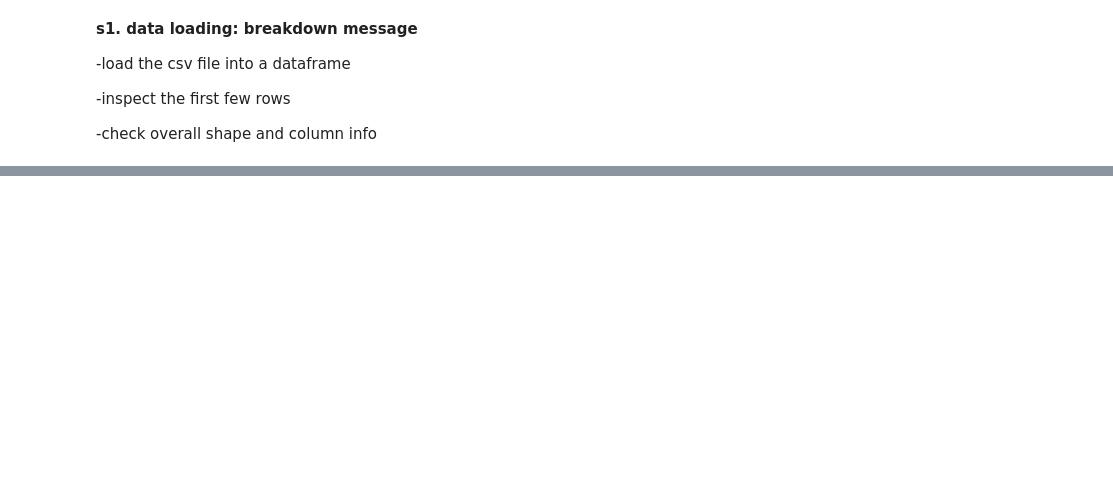
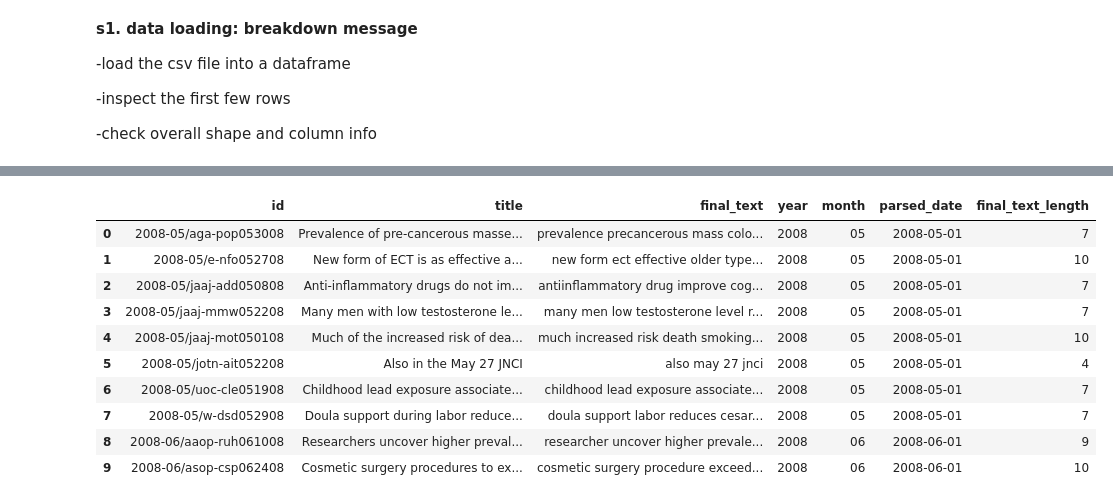
Before and after one commit to xhaactre/IST736-HW, a Jupyter notebook: HW03/IST736_HW03_Topic.Mining_Dujun.ipynb, the cells around one changed output, grey strips where cells are left out. Drawn from its saved outputs; the diff is of its cells as text; code cells hidden in the pictures; blank space fills up the shorter version.

```diff
--- a/HW03/IST736_HW03_Topic.Mining_Dujun.ipynb
+++ b/HW03/IST736_HW03_Topic.Mining_Dujun.ipynb
@@ -187,0 +126,83 @@ Name: title_length, dtype: float64
+# %%
+# s3. advanced modifications and exploration: code
+
+import nltk
+nltk.download('stopwords')
+from nltk.corpus import stopwords
+stop_words = set(stopwords.words('english'))
+
+def remove_stopwords(text):
+    # splits text, discards filler words, rejoins
+    tokens = text.split()
+    filtered = [w for w in tokens if w not in stop_words]
+    return " ".join(filtered)
+
+df_full['no_stop'] = df_full['cleaned_title'].apply(remove_stopwords)
+# removes common filler words, stores result in no_stop
+
+nltk.download('wordnet')
+from nltk.stem import WordNetLemmatizer
+lemmatizer = WordNetLemmatizer()
+
+def lemmatize_text(text):
+    # transforms words to base forms
+    words = text.split()
+    lemmed = [lemmatizer.lemmatize(w) for w in words]
+    return " ".join(lemmed)
+
+df_full['final_text'] = df_full['no_stop'].apply(lemmatize_text)
+# stores final processed text in final_text
+
+df_full[['year_month','id_code']] = df_full['id'].str.split('/', n=1, expand=True)
+# splits id into year_month and id_code
+
+df_full['year'] = df_full['year_month'].str[:4]
+# extracts year substring
+
+df_full['month'] = df_full['year_month'].str[5:7]
+# extracts month substring
+
+df_full['parsed_date'] = pd.to_datetime(df_full['year_month'] + '-01', errors='coerce')
+# forms a valid date by appending day '01'
+
+df_full.drop(columns=['cleaned_title','title_length','no_stop','year_month','id_code'], inplace=True)
+# removes less relevant or intermediate columns
+
+df_full['final_text_length'] = df_full['final_text'].apply(lambda x: len(x.split()))
+# calculates word count in final_text
+
+import plotly.express as px
+from collections import Counter
+
+print(df_full['final_text_length'].describe())
+# shows numeric stats for final_text_length
+
+fig_hist = px.histogram(
+    df_full,
+    x='final_text_length',
+    nbins=10,
+    title='distribution of final_text length'
+)
+fig_hist.update_layout(xaxis_title='word count', yaxis_title='frequency')
+fig_hist.show()
+# displays an interactive histogram of word counts
+
+all_words = " ".join(df_full['final_text']).split()
+# compiles all final text into a list of words
+word_counts = Counter(all_words)
+common_words = word_counts.most_common(15)
+common_df = pd.DataFrame(common_words, columns=['word','count'])
+
+fig_bar = px.bar(
+    common_df,
+    x='word',
+    y='count',
+    title='top 15 words in final_text'
+)
+fig_bar.update_layout(xaxis_title='word', yaxis_title='count')
+fig_bar.show()
+# displays a bar chart of the most common words
+
+#  snippet: display first 10 rows
+df_full.head(10)
+# %% [output]
@@ -187,0 +222,11 @@ Name: title_length, dtype: float64
+|  | id | title | final_text | year | month | parsed_date | final_text_length |
+| 0 | 2008-05/aga-pop053008 | Prevalence of pre-cancerous masse... | prevalence precancerous mass colo... | 2008 | 05 | 2008-05-01 | 7 |
+| 1 | 2008-05/e-nfo052708 | New form of ECT is as effective a... | new form ect effective older type... | 2008 | 05 | 2008-05-01 | 10 |
+| 2 | 2008-05/jaaj-add050808 | Anti-inflammatory drugs do not im... | antiinflammatory drug improve cog... | 2008 | 05 | 2008-05-01 | 7 |
+| 3 | 2008-05/jaaj-mmw052208 | Many men with low testosterone le... | many men low testosterone level r... | 2008 | 05 | 2008-05-01 | 7 |
+| 4 | 2008-05/jaaj-mot050108 | Much of the increased risk of dea... | much increased risk death smoking... | 2008 | 05 | 2008-05-01 | 10 |
+| 5 | 2008-05/jotn-ait052208 | Also in the May 27 JNCI | also may 27 jnci | 2008 | 05 | 2008-05-01 | 4 |
+| 6 | 2008-05/uoc-cle051908 | Childhood lead exposure associate... | childhood lead exposure associate... | 2008 | 05 | 2008-05-01 | 7 |
+| 7 | 2008-05/w-dsd052908 | Doula support during labor reduce... | doula support labor reduces cesar... | 2008 | 05 | 2008-05-01 | 7 |
+| 8 | 2008-06/aaop-ruh061008 | Researchers uncover higher preval... | researcher uncover higher prevale... | 2008 | 06 | 2008-06-01 | 9 |
+| 9 | 2008-06/asop-csp062408 | Cosmetic surgery procedures to ex... | cosmetic surgery procedure exceed... | 2008 | 06 | 2008-06-01 | 10 |
```
Also changed, not shown: parts of 23 cells of this notebook.
